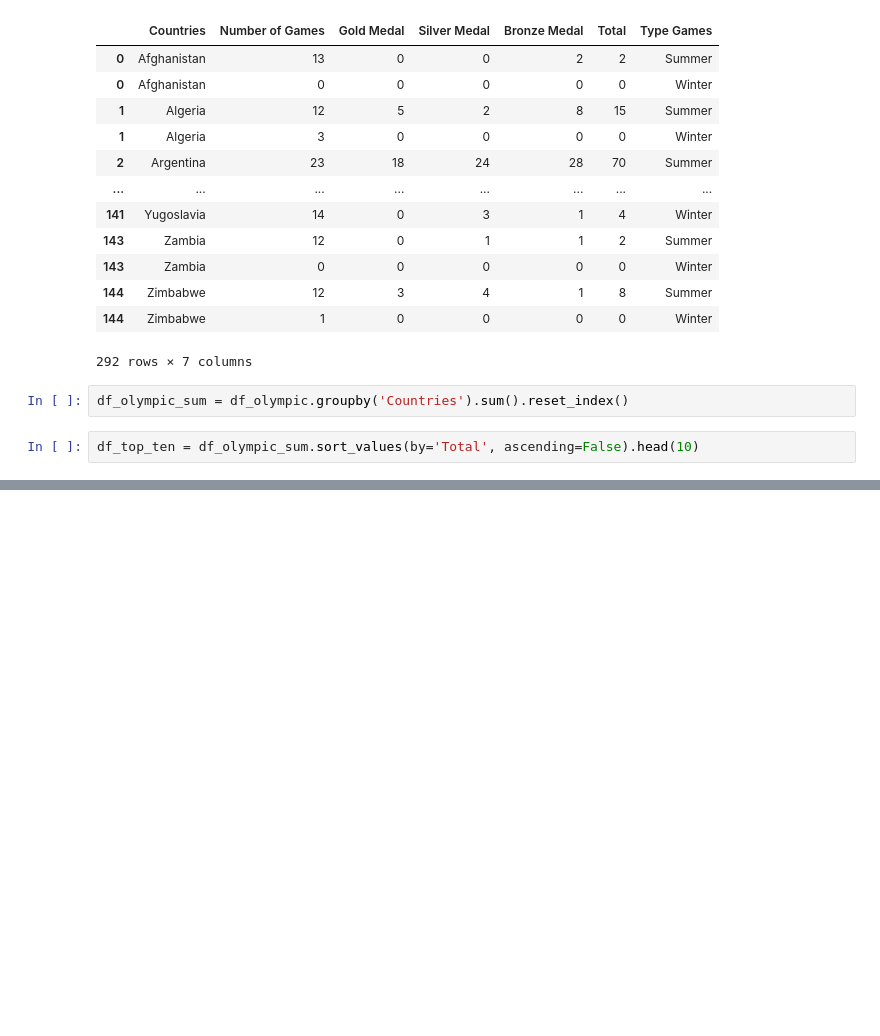
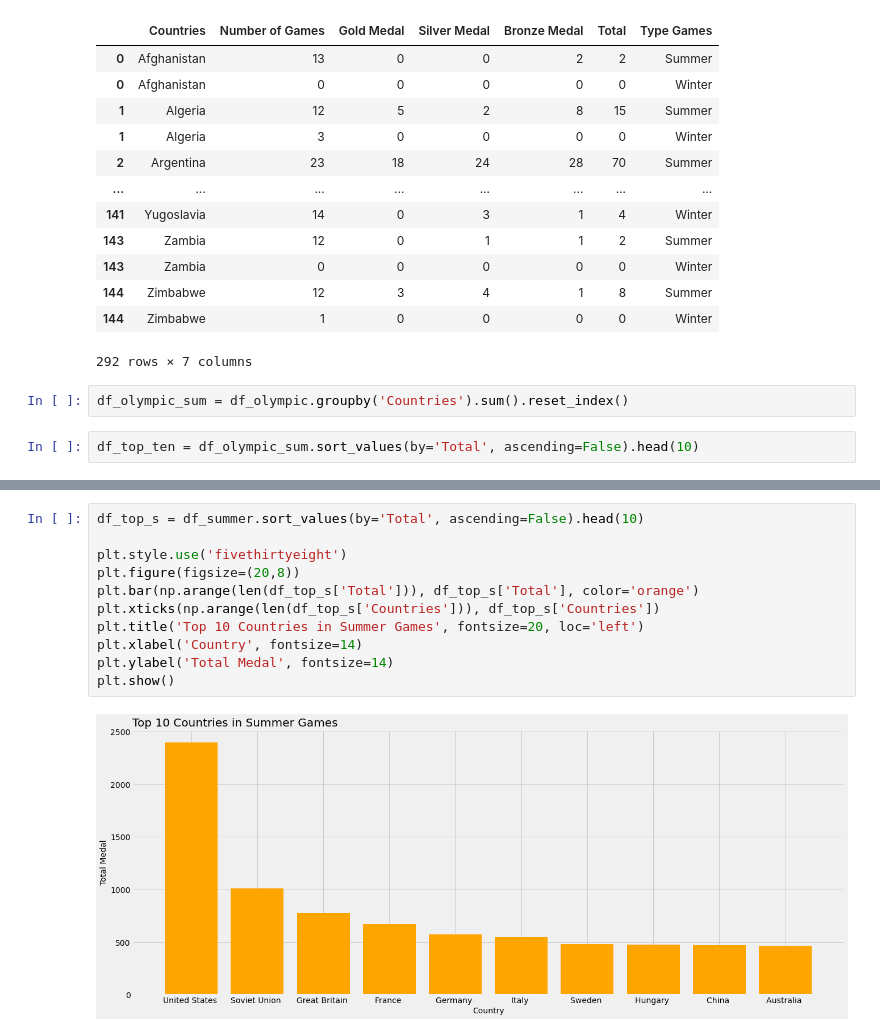
Before and after one commit to grhagandanap/Olympic-Games-Standings-, a Jupyter notebook: Olympics Standings.ipynb, the cells around one changed output, grey strips where cells are left out. Cells and saved outputs as stored; diff of their text form; blank space fills up the shorter version.

```diff
--- a/Olympics Standings.ipynb
+++ b/Olympics Standings.ipynb
@@ -133,0 +137,13 @@ Text(0.0, 1.0, 'Top 10 Countries in All Games')
+# %%
+df_top_s = df_summer.sort_values(by='Total', ascending=False).head(10)
+
+plt.style.use('fivethirtyeight')
+plt.figure(figsize=(20,8))
+plt.bar(np.arange(len(df_top_s['Total'])), df_top_s['Total'], color='orange')
+plt.xticks(np.arange(len(df_top_s['Countries'])), df_top_s['Countries'])
+plt.title('Top 10 Countries in Summer Games', fontsize=20, loc='left')
+plt.xlabel('Country', fontsize=14)
+plt.ylabel('Total Medal', fontsize=14)
+plt.show()
+# %% [output]
+[figure, added]
```
Also changed, not shown: parts of 3 cells of this notebook.
